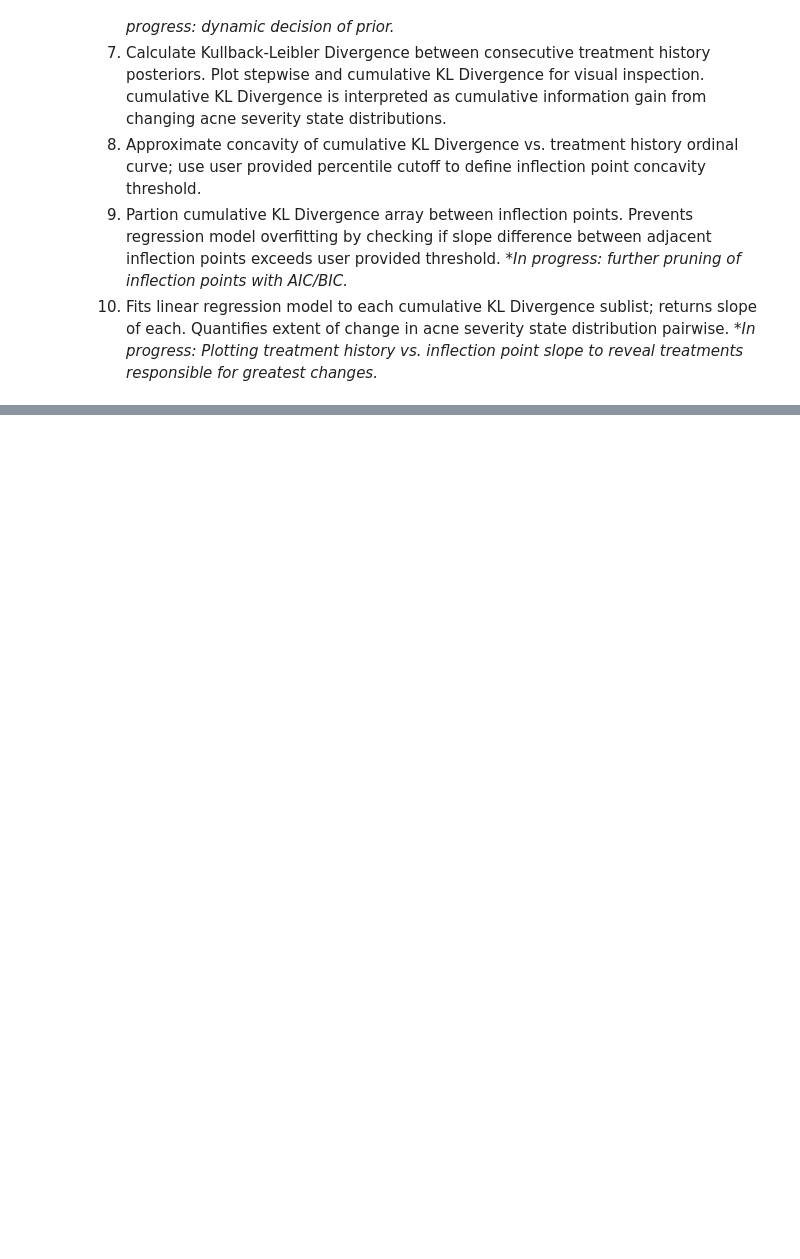
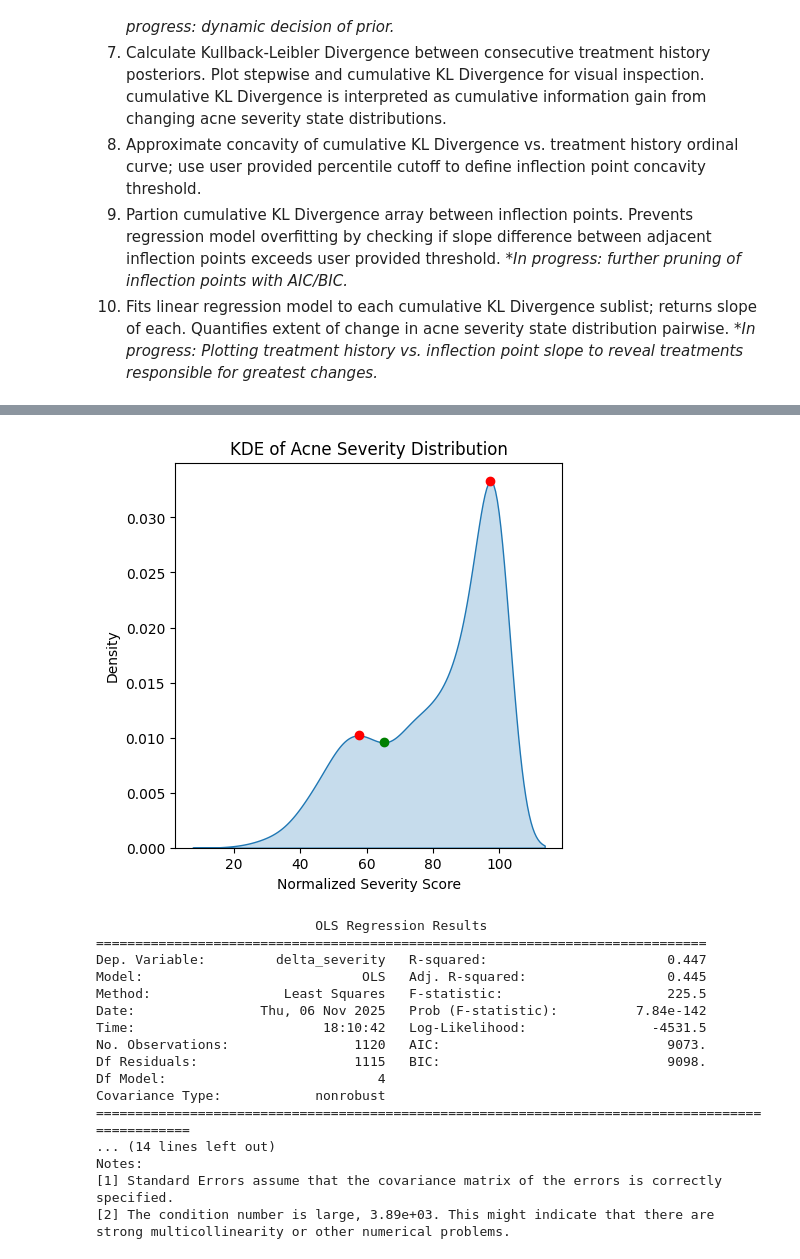
Before and after one commit to Nathaniel-Wolff/acneBayesModel, a Jupyter notebook: Quantifying Acne Severity Dynamics - A Bayesian and KL Divergence Framework.ipynb, the cells around one changed output, grey strips where cells are left out. Saved outputs shown, nothing was run; the diff lists cells and outputs as text; code cells hidden in the pictures; blank space fills up the shorter version.

Commit message:
Updated notebook with revised figures and updated KL Divergence analysis, validation of 3 severity state binning, and regression model for existing non-diminishing treatment stretches

```diff
--- a/Quantifying Acne Severity Dynamics - A Bayesian and KL Divergence Framework.ipynb
+++ b/Quantifying Acne Severity Dynamics - A Bayesian and KL Divergence Framework.ipynb
@@ -688,0 +1170,14 @@ final_plot = make_KL_Divergence_plot(these_xs, this_log_cum_kls, this_kls, split
+# %%
+def data_parsing(data_filename):
+    """Function that does the data parsing, given a csv filename in the same directory."""
+    raw_data = pd.read_csv(data_filename)
+
+    #actual implementation
+
+    this_seperate_DFs, this_intro_days = seperate_patients(raw_data)
+    #this_inspected_data = display_plots_of_dataset(this_seperate_DFs, this_intro_days, .1) #for inspection
+    this_md_DFs, this_treatment_history = add_history_metadata(this_seperate_DFs, this_intro_days)
+    these_states, these_ranges = find_and_plot_severity_states(this_md_DFs)
+    these_assigned_md_DFs = assign_states_to_mdfs(this_md_DFs, these_states, these_ranges)
+
+    return this_treatment_history, these_assigned_md_DFs, these_states, these_ranges, this_md_DFs
@@ -688,0 +1204,4 @@ final_plot = make_KL_Divergence_plot(these_xs, this_log_cum_kls, this_kls, split
+# %%
+def model_building(these_assigned_md_DFs):
+    """Function that contains all of the models fit to the observed data."""
+    this_fit_model = fit_predictive_linear_regression_model_of_severity(these_assigned_md_DFs)
@@ -689,3 +1327,43 @@ final_plot = make_KL_Divergence_plot(these_xs, this_log_cum_kls, this_kls, split
+# %%
+def main(this_raw_data_name):
+    data_returns = data_parsing(this_raw_data_name)
+
+    this_built_model = model_building(data_returns[1])
+
+    view_plots = False
+    # user_input = input("Do you want to view the data? Type Yes or No.")
+
+    # if user_input == "Yes":
+    #     view_plots = True
+    # if view_plots:
+
+    #     this_data_visualization = data_visualization(data_returns[1], data_returns[0], data_returns[4], data_returns[3])
+    # if not view_plots:
+    #     print("Ok, going on to modeling.")
+
+#retrieving Acne04 dataset from Kaggle source (local download on machine)
+this_raw_data_name = "archive (2)/sim_acne.csv"
+if __name__ == "__main__":
+    main(this_raw_data_name)
+# %% [output]
+[figure, added]
+                            OLS Regression Results
+==============================================================================
+Dep. Variable:         delta_severity   R-squared:                       0.447
+Model:                            OLS   Adj. R-squared:                  0.445
+Method:                 Least Squares   F-statistic:                     225.5
+Date:                Thu, 06 Nov 2025   Prob (F-statistic):          7.84e-142
+Time:                        18:10:42   Log-Likelihood:                -4531.5
+No. Observations:                1120   AIC:                             9073.
+Df Residuals:                    1115   BIC:                             9098.
+Df Model:                           4
+Covariance Type:            nonrobust
+=================================================================================================
+... (14 lines left out)
+Notes:
+[1] Standard Errors assume that the covariance matrix of the errors is correctly specified.
+[2] The condition number is large, 3.89e+03. This might indicate that there are
+strong multicollinearity or other numerical problems.
 # %%
 def fit_piecewise_regression_and_plot_unused(points, splits):
     """This function actually splits a given array (here, cumulative KL divergence) into seperate regression models,
```
Also changed, not shown: parts of 24 cells of this notebook.
